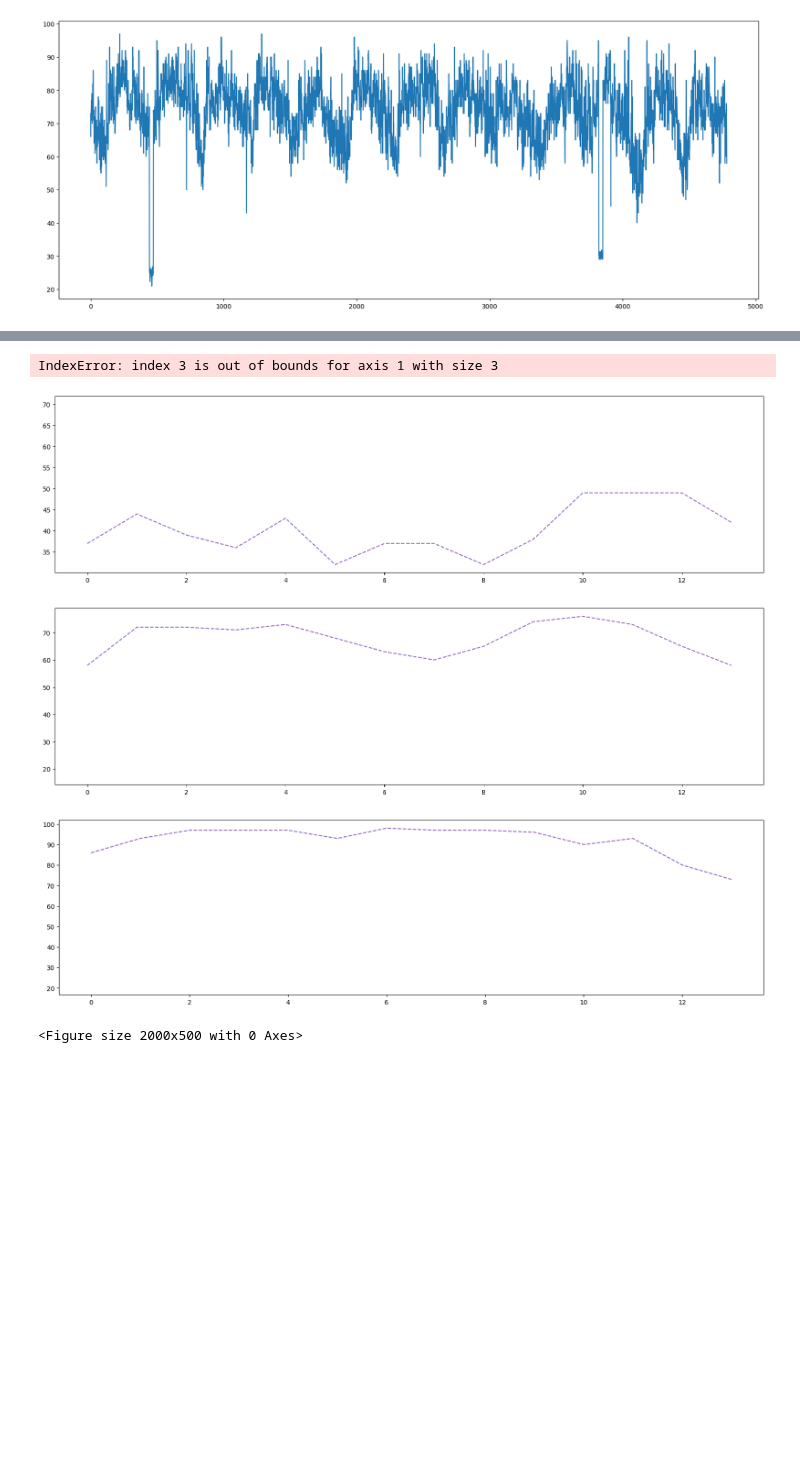
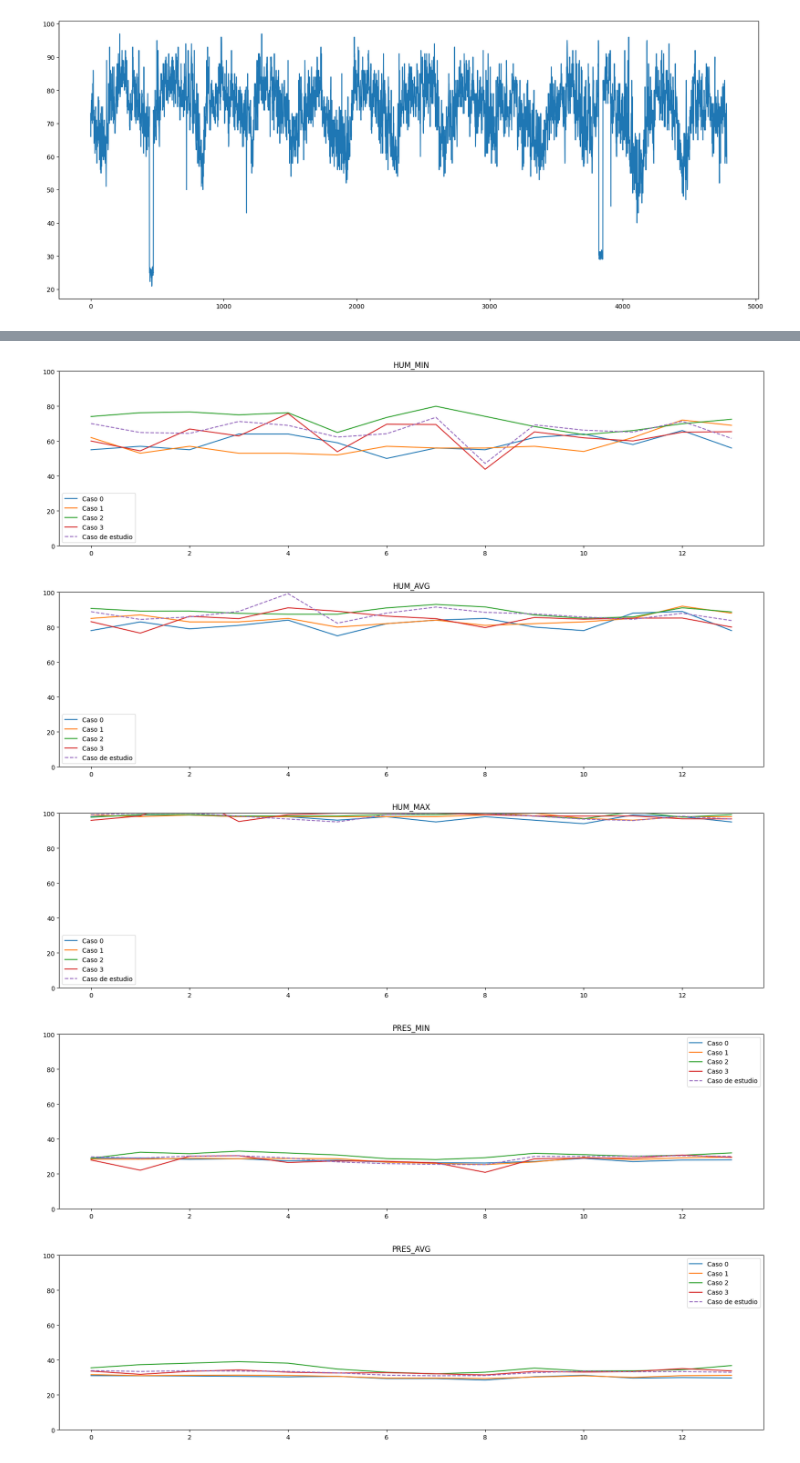
Before and after one commit to Cowardenemy/Weather-Forecasting-CBR-fox, a Jupyter notebook: Jupyter/SoftwareV2.ipynb, the cells around one changed output, grey strips where cells are left out. Saved outputs shown, nothing was run; the diff lists cells and outputs as text; code cells hidden in the pictures; blank space fills up the shorter version.

```diff
--- a/Jupyter/SoftwareV2.ipynb
+++ b/Jupyter/SoftwareV2.ipynb
@@ -160,0 +107,17 @@ array([[55.  , 80.  , 96.  , 18.5 , 23.1 , 25.3 , 19.2 , 24.55, 29.9 ],
+# %%
+windows = inputnn[0:-1]
+targetWindow = inputnn[-1]
+num_cases = 5
+target = target
+smoothnessFactor = .04
+inputNames = ['HUM_MIN', 'HUM_AVG', 'HUM_MAX', 'PRES_MIN', 'PRES_AVG', 'PRES_MAX', 'TEMP_MIN',
+              'TEMP_AVG', 'TEMP_MAX']
+outputNames = ['HUM_AVG', 'PRES_AVG', 'TEMP_AVG']
+titleColumns = ["Humidity", "Vapor Pressure", "Temperature"]
+punishedSumFactor = .5
+
+componentsLen = windows.shape[2]
+windowLen = windows.shape[1]
+windowsLen = len(windows)
+predictionTargetWindow = prediction
+# predictionTargetWindow = modelo.predict(targetWindow.reshape((1,windowLen, componentsLen)))
@@ -467,3 +456,3 @@ worstSorted
 # %%
-bestSorted = bestSorted[0:4]
-worstSorted = worstSorted[0:4]
+bestSorted = bestSorted[0:num_cases]
+worstSorted = worstSorted[0:num_cases]
@@ -508,0 +475,11 @@ array([70. , 17.3, 20.6])
+# %%
+for n_component in range(3):
+    plt.figure(figsize=(20, 5))
+    plt.title(outputNames[n_component] + " PREDICTIONS")
+    plt.ylim((0, 100))
+    for i, tupla in enumerate(bestSorted):
+        pass
+        plt.plot(target[tupla[0]: tupla[0] + windowLen][:, n_component], label="Caso " + str(i))
+        plt.scatter(windowLen, target[tupla[0] + windowLen + 1][n_component], label="Caso " + str(i) + " predicción")
+    plt.scatter(windowLen, predictionTargetWindow[:, n_component], marker="d", label="Predicción del caso de estudio")
+    plt.legend()
@@ -509,12 +490,16 @@ array([70. , 17.3, 20.6])
 # %%
 for n_component in range(componentsLen):
-    plt.figure(figsize=(20,5))
-    for tupla in bestSorted:
-        plt.plot(target_train[tupla[0],n_component])
-    plt.plot(targetWindow[:,n_component], "--")
+    plt.figure(figsize=(20, 5))
+    plt.title(inputNames[n_component])
+    plt.ylim((0, 100))
+    for i, tupla in enumerate(bestSorted):
+        plt.plot(windows[tupla[0]][:, n_component], label="Caso " + str(i))
+
+    plt.plot(targetWindow[:, n_component], "--", label="Caso de estudio")
+    plt.legend()
 # %% [output]
-IndexError: index 3 is out of bounds for axis 1 with size 3
-[figure, old version]
+[figure, new version]
-[figure, old version]
+[figure, new version]
-[figure, old version]
+[figure, new version]
-<Figure size 2000x500 with 0 Axes>
+[figure, added]
+[figure, added]
```
Also changed, not shown: parts of 63 cells of this notebook, 3 other files.
